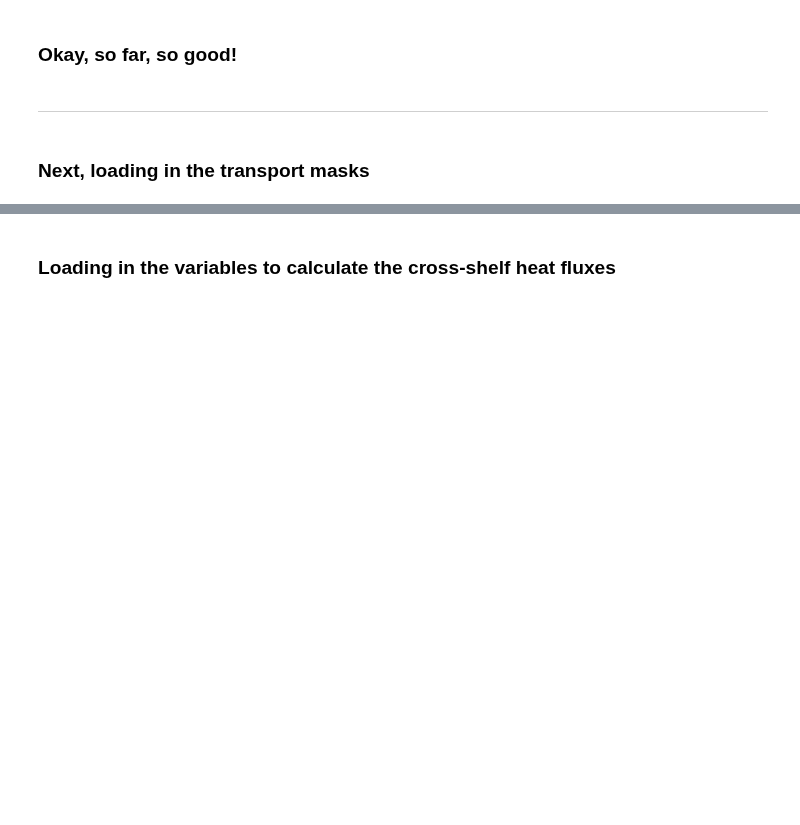
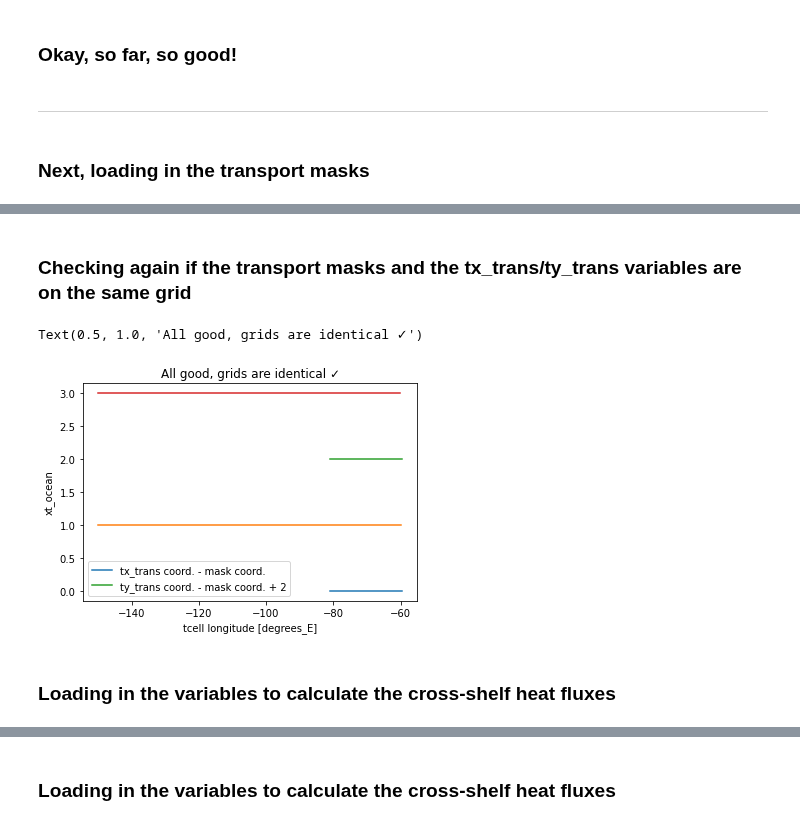
Before and after one commit to mauricehuguenin/sharing, a Jupyter notebook: across_shelf_heat_fluxes_discuss_with_ryan.ipynb, the cells around one changed output, grey strips where cells are left out. Cells and saved outputs as stored; diff of their text form; code cells hidden in the pictures; blank space fills up the shorter version.

```diff
--- a/across_shelf_heat_fluxes_discuss_with_ryan.ipynb
+++ b/across_shelf_heat_fluxes_discuss_with_ryan.ipynb
@@ -93,0 +101,15 @@ Text(0.5, 1.0, 'mask_x_1000m_isobath')
+# %% [markdown]
+### Checking again if the transport masks and the tx_trans/ty_trans variables are on the same grid
+# %%
+tx_trans = xr.open_mfdataset('/g/data/e14/mv7494/access-om2/archive/01deg_jra55_ryf_LNFull/output976/ocean/ocean_month.nc').tx_trans[0,0,sel_lat[0]:sel_lat[1],sel_lon[0]:sel_lon[1]]
+(tx_trans.yt_ocean - mask_x_transport_ucells.yt_ocean).plot(label='tx_trans coord. - mask coord.'); (tx_trans.xu_ocean - mask_x_transport_ucells.xu_ocean+1).plot()
+
+# same for ty_trans and its mask
+ty_trans = xr.open_mfdataset('/g/data/e14/mv7494/access-om2/archive/01deg_jra55_ryf_LNFull/output976/ocean/ocean_month.nc').ty_trans[0,0,sel_lat[0]:sel_lat[1],sel_lon[0]:sel_lon[1]]
+(ty_trans.yu_ocean - mask_y_transport_ucells.yu_ocean+2).plot(label='ty_trans coord. - mask coord. + 2'); (ty_trans.xt_ocean - mask_y_transport_ucells.xt_ocean+3).plot()
+plt.legend(); plt.title('All good, grids are identical ✓')
+# %% [output]
+Text(0.5, 1.0, 'All good, grids are identical ✓')
+[figure, added]
+# %% [markdown]
+### Loading in the variables to calculate the cross-shelf heat fluxes
```
Also changed, not shown: parts of 15 cells of this notebook.
